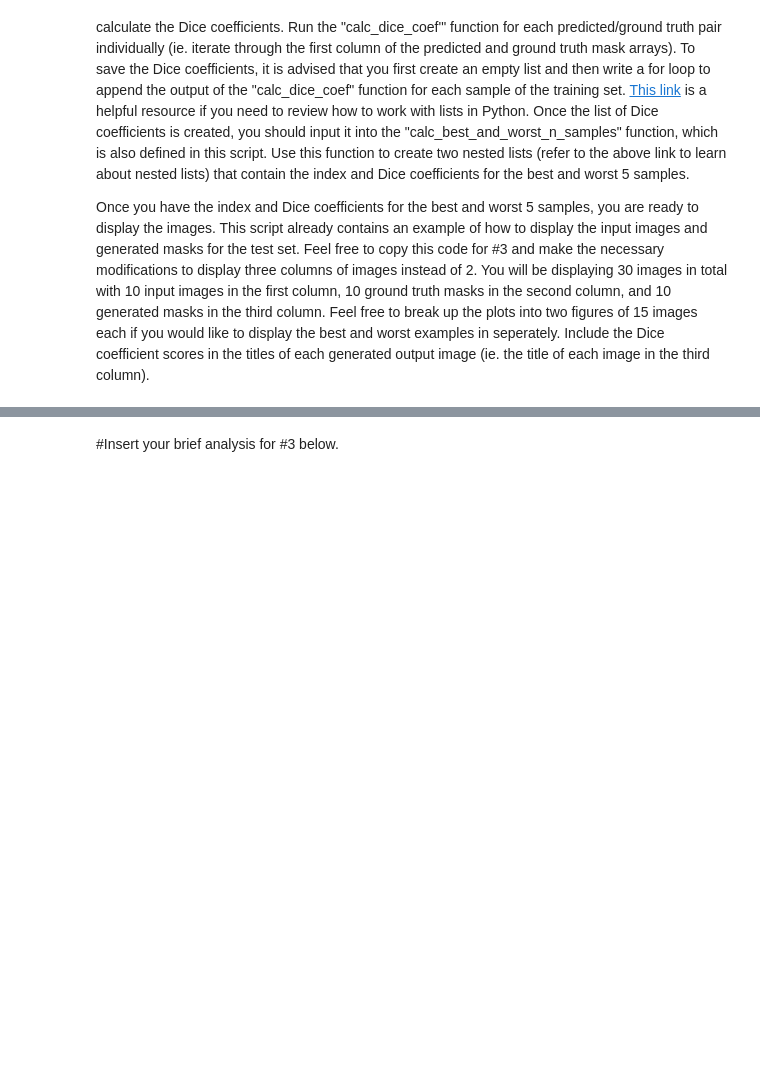
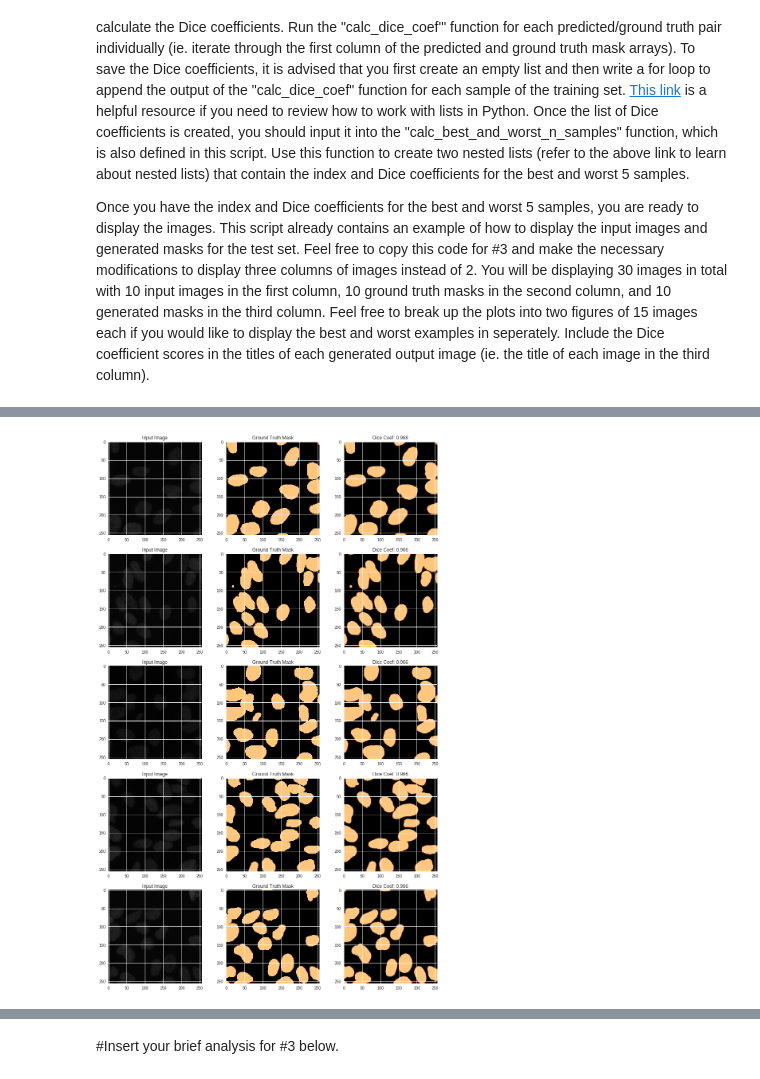
Before and after one commit to wtchu1/bme6938, a Jupyter notebook: Hwk4/Nuclei_Segmentation_HW_Problem.ipynb, the cells around one changed output, grey strips where cells are left out. Cells and saved outputs as stored; diff of their text form; code cells hidden in the pictures; blank space fills up the shorter version.

```diff
--- a/Hwk4/Nuclei_Segmentation_HW_Problem.ipynb
+++ b/Hwk4/Nuclei_Segmentation_HW_Problem.ipynb
@@ -259,3 +346,6 @@ def calc_best_and_worst_n_samples(training_set_dice_coefs,n_samples):
   return best_n_samples,worst_n_samples
 # %%
 #Insert code to complete #3 below. Feel free to add more cells to split up the code.
+
+#Generate output predictions on training set
+pred_mask = u_net.predict(train_img,verbose=1)
@@ -261,0 +354,5 @@ def calc_best_and_worst_n_samples(training_set_dice_coefs,n_samples):
+# %%
+#Create a list of the dice coefficients
+train_dice_coef=[]
+for i in range(0,train_mask.shape[0]):
+  train_dice_coef.append(calc_dice_coef(train_mask[i],pred_mask[i]))
@@ -261,0 +362,21 @@ def calc_best_and_worst_n_samples(training_set_dice_coefs,n_samples):
+# %%
+#Display best 5 images
+rows=5
+cols=3
+plt.figure(figsize=(15,200/8))
+for i in list(range(0,rows)):
+  j=best_n_samples[i][1]
+  cur_ground_mask=train_mask[j,:,:,0]
+  cur_pred_mask=pred_mask[j,:,:,0]
+  cur_image=train_img[j]
+  plt.subplot(rows,cols,(i+1)*3-2)
+  plt.imshow(cur_image)
+  plt.title('Input Image')
+  plt.subplot(rows,cols,(i+1)*3-1)
+  plt.imshow(cur_ground_mask,cmap='copper')
+  plt.title('Ground Truth Mask')
+  plt.subplot(rows,cols,(i+1)*3)
+  plt.imshow(cur_pred_mask,cmap='copper')
+  plt.title("Dice Coef: %.3f" %best_n_samples[i][0])
+# %% [output]
+[figure, added]
```
Also changed, not shown: parts of 13 cells of this notebook.
